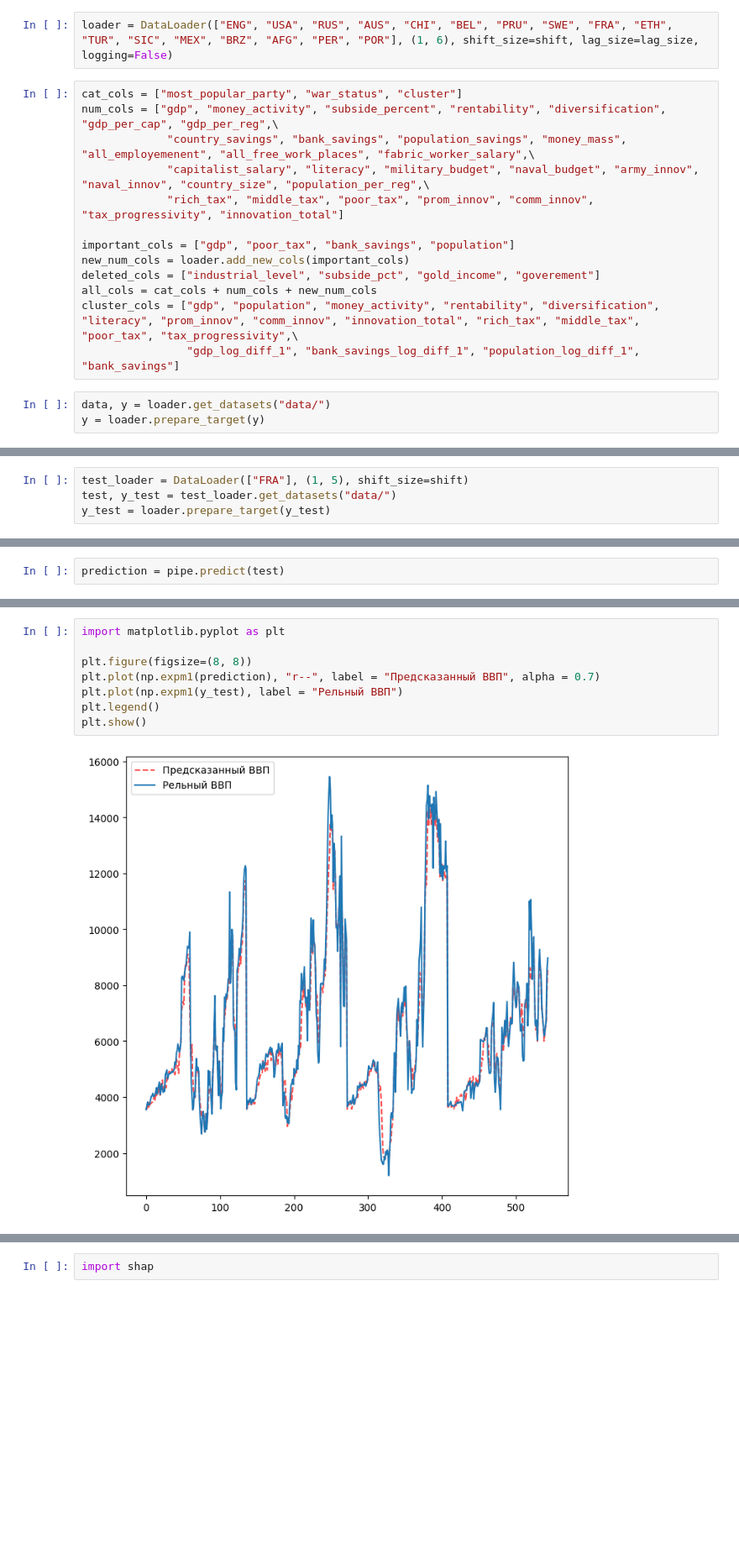
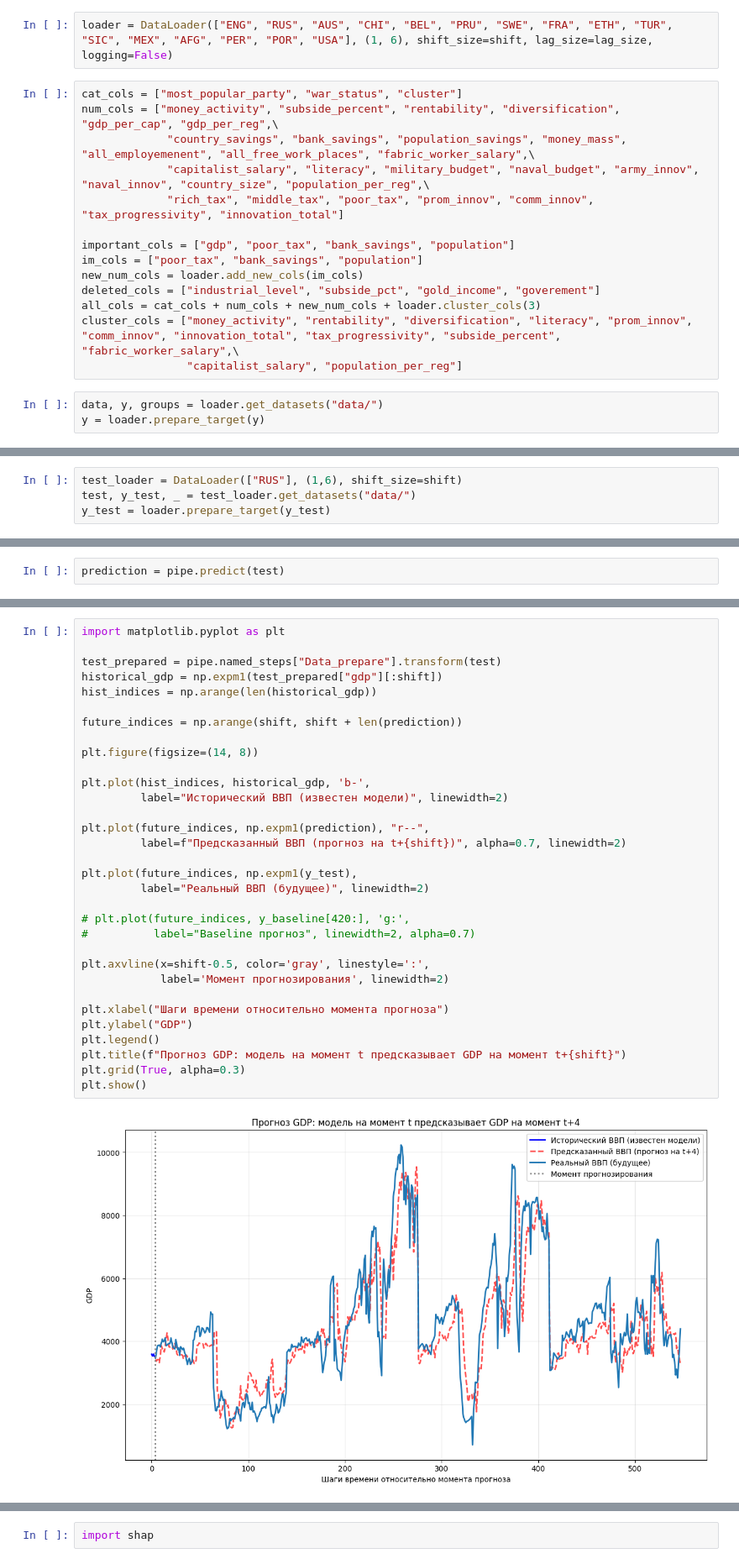
Before and after one commit to max12G/vic2-save, a Jupyter notebook: model/training.ipynb, the cells around one changed output, grey strips where cells are left out. Shown at 84% size. Drawn from its saved outputs; the diff is of its cells as text; blank space fills up the shorter version.

```diff
--- a/model/training.ipynb
+++ b/model/training.ipynb
@@ -136,22 +155,23 @@ class ClusterPredictor(BaseEstimator, TransformerMixin):
     def get_scaler(self):
         return self.scaler
 # %%
-loader = DataLoader(["ENG", "USA", "RUS", "AUS", "CHI", "BEL", "PRU", "SWE", "FRA", "ETH", "TUR", "SIC", "MEX", "BRZ", "AFG", "PER", "POR"], (1, 6), shift_size=shift, lag_size=lag_size, logging=False)
+loader = DataLoader(["ENG", "RUS", "AUS", "CHI", "BEL", "PRU", "SWE", "FRA", "ETH", "TUR", "SIC", "MEX", "AFG", "PER", "POR", "USA"], (1, 6), shift_size=shift, lag_size=lag_size, logging=False)
 # %%
 cat_cols = ["most_popular_party", "war_status", "cluster"]
-num_cols = ["gdp", "money_activity", "subside_percent", "rentability", "diversification", "gdp_per_cap", "gdp_per_reg",\
+num_cols = ["money_activity", "subside_percent", "rentability", "diversification", "gdp_per_cap", "gdp_per_reg",\
              "country_savings", "bank_savings", "population_savings", "money_mass", "all_employemenent", "all_free_work_places", "fabric_worker_salary",\
              "capitalist_salary", "literacy", "military_budget", "naval_budget", "army_innov", "naval_innov", "country_size", "population_per_reg",\
              "rich_tax", "middle_tax", "poor_tax", "prom_innov", "comm_innov", "tax_progressivity", "innovation_total"]
 
 important_cols = ["gdp", "poor_tax", "bank_savings", "population"]
-new_num_cols = loader.add_new_cols(important_cols)
+im_cols = ["poor_tax", "bank_savings", "population"]
+new_num_cols = loader.add_new_cols(im_cols)
 deleted_cols = ["industrial_level", "subside_pct", "gold_income", "goverement"]
-all_cols = cat_cols + num_cols + new_num_cols
-cluster_cols = ["gdp", "population", "money_activity", "rentability", "diversification", "literacy", "prom_innov", "comm_innov", "innovation_total", "rich_tax", "middle_tax", "poor_tax", "tax_progressivity",\
-                "gdp_log_diff_1", "bank_savings_log_diff_1", "population_log_diff_1", "bank_savings"]
+all_cols = cat_cols + num_cols + new_num_cols + loader.cluster_cols(3)
+cluster_cols = ["money_activity", "rentability", "diversification", "literacy", "prom_innov", "comm_innov", "innovation_total", "tax_progressivity", "subside_percent", "fabric_worker_salary",\
+                "capitalist_salary", "population_per_reg"]
 # %%
-data, y = loader.get_datasets("data/")
+data, y, groups = loader.get_datasets("data/")
 y = loader.prepare_target(y)
 # %%
 pipe = Pipeline([
@@ -203,4 +230,4 @@ Pipeline(steps=[('Data_prepare',
 # %%
-test_loader = DataLoader(["FRA"], (1, 5), shift_size=shift)
-test, y_test = test_loader.get_datasets("data/")
+test_loader = DataLoader(["RUS"], (1,6), shift_size=shift)
+test, y_test, _ = test_loader.get_datasets("data/")
 y_test = loader.prepare_target(y_test)
@@ -311,10 +378,34 @@ class Stats:
 # %%
 import matplotlib.pyplot as plt
 
-plt.figure(figsize=(8, 8))
-plt.plot(np.expm1(prediction), "r--", label = "Предсказанный ВВП", alpha = 0.7)
-plt.plot(np.expm1(y_test), label = "Рельный ВВП")
+test_prepared = pipe.named_steps["Data_prepare"].transform(test)
+historical_gdp = np.expm1(test_prepared["gdp"][:shift])
+hist_indices = np.arange(len(historical_gdp))
+
+future_indices = np.arange(shift, shift + len(prediction))
+
+plt.figure(figsize=(14, 8))
+
+plt.plot(hist_indices, historical_gdp, 'b-',
+         label="Исторический ВВП (известен модели)", linewidth=2)
+
+plt.plot(future_indices, np.expm1(prediction), "r--",
+         label=f"Предсказанный ВВП (прогноз на t+{shift})", alpha=0.7, linewidth=2)
+
+plt.plot(future_indices, np.expm1(y_test),
+         label="Реальный ВВП (будущее)", linewidth=2)
+
+# plt.plot(future_indices, y_baseline[420:], 'g:',
+#          label="Baseline прогноз", linewidth=2, alpha=0.7)
+
+plt.axvline(x=shift-0.5, color='gray', linestyle=':',
+            label='Момент прогнозирования', linewidth=2)
+
+plt.xlabel("Шаги времени относительно момента прогноза")
+plt.ylabel("GDP")
 plt.legend()
+plt.title(f"Прогноз GDP: модель на момент t предсказывает GDP на момент t+{shift}")
+plt.grid(True, alpha=0.3)
 plt.show()
 # %% [output]
-[figure, old version]
+[figure, new version]
```
Also changed, not shown: parts of 17 cells of this notebook, 3 other files.
